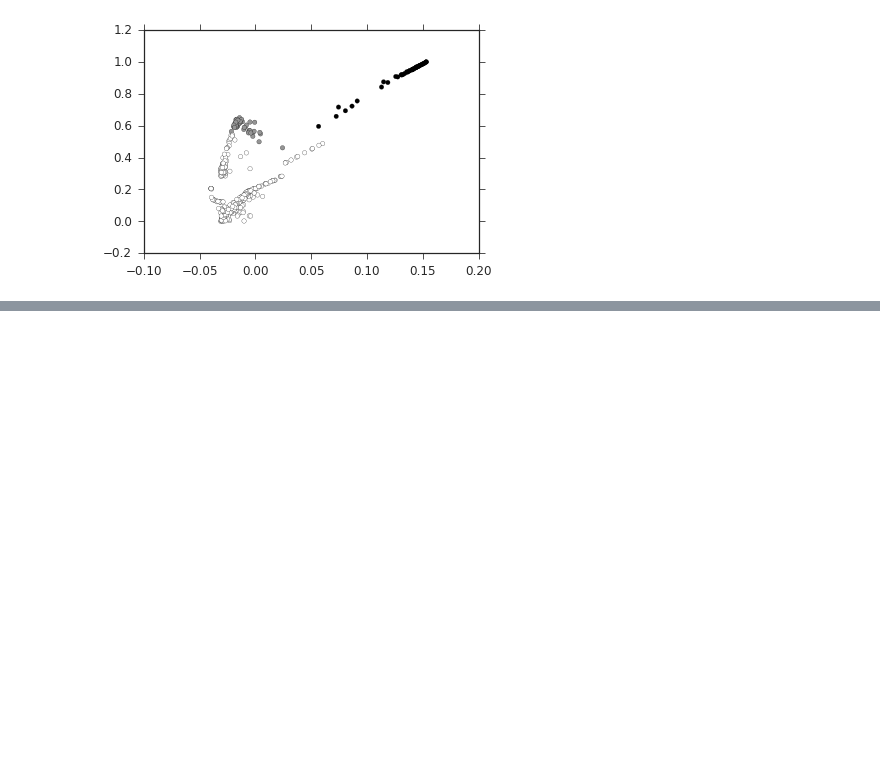
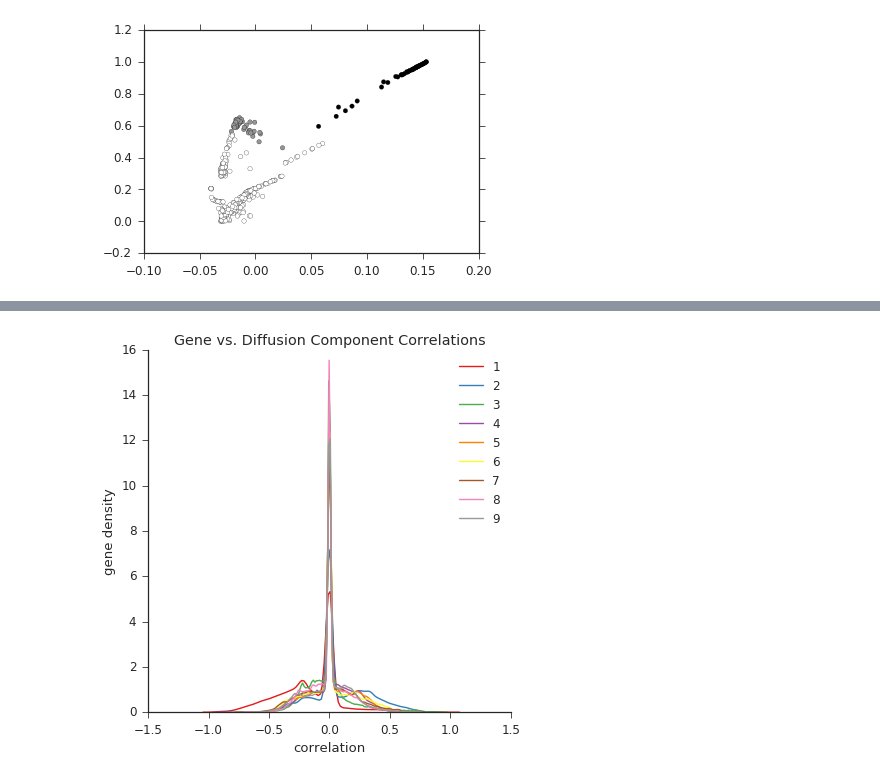
Before and after one commit to lylamha/pseudotime_comparison_analysis, a Jupyter notebook: analysis_with_wishbone.ipynb, the cells around one changed output, grey strips where cells are left out. Cells and saved outputs as stored; diff of their text form; code cells hidden in the pictures; blank space fills up the shorter version.

```diff
--- a/analysis_with_wishbone.ipynb
+++ b/analysis_with_wishbone.ipynb
@@ -198,0 +274,6 @@ info.head()
+# %%
+scdata.run_diffusion_map_correlations()
+fig, ax = scdata.plot_gene_component_correlations()
+fig.savefig('wishbone/' + out_dir + '/gene_components_correlation.pdf')
+# %% [output]
+[figure, added]
```
Also changed, not shown: parts of 26 cells of this notebook, 1 other file.
